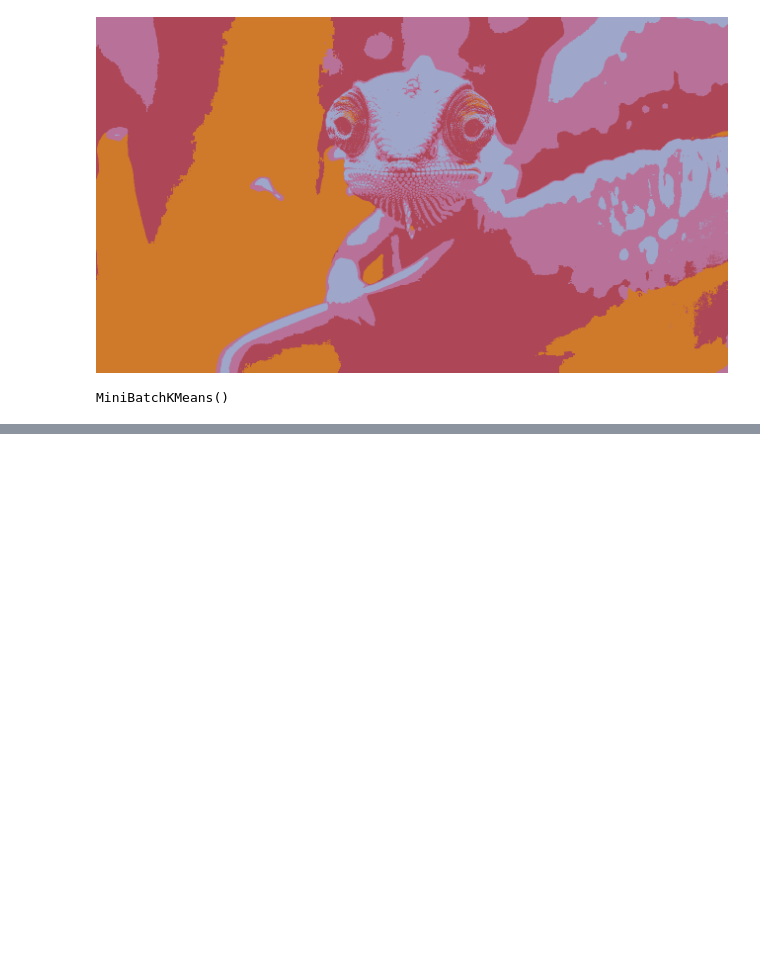
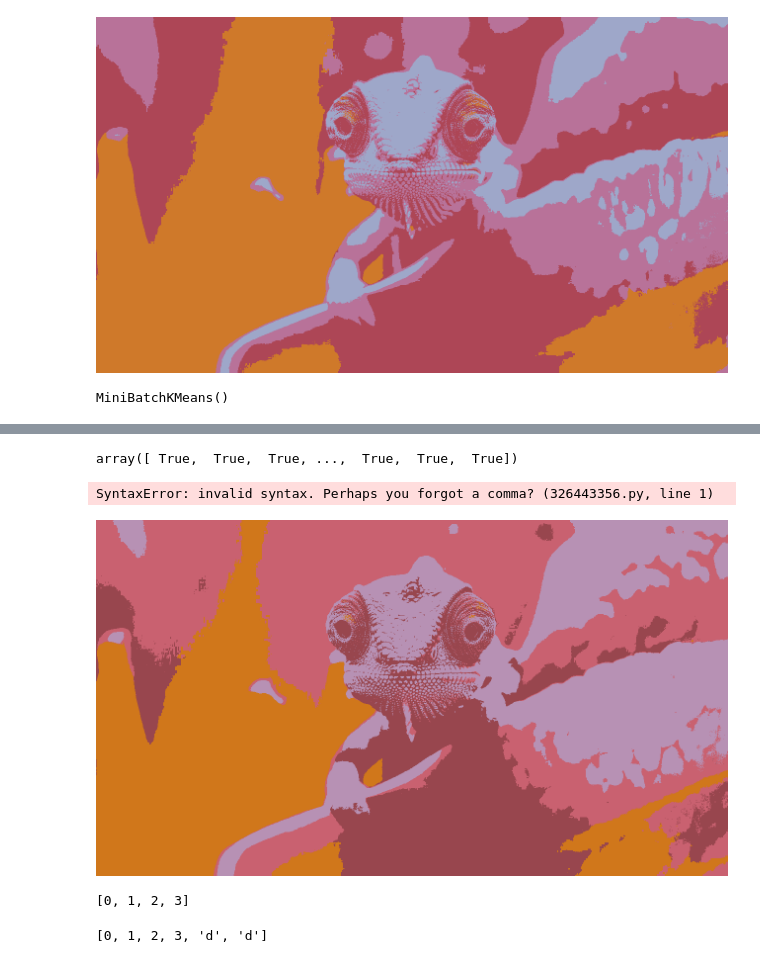
Before and after one commit to JakubGorgon/color_compression, a Jupyter notebook: notebooks/experiments3..ipynb, the cells around one changed output, grey strips where cells are left out. Saved outputs shown, nothing was run; the diff lists cells and outputs as text; code cells hidden in the pictures; blank space fills up the shorter version.

```diff
--- a/notebooks/experiments3..ipynb
+++ b/notebooks/experiments3..ipynb
@@ -66,0 +117,3 @@ array([[224.94855273, 160.06366984,  12.20359006],
+# %%
+labels = pd.DataFrame(np.argmax(u.T, axis=1))
+pd.concat([df, labels], axis=1, names=list(df.columns).append('labels')).head()
@@ -66,0 +127,26 @@ array([[224.94855273, 160.06366984,  12.20359006],
+# %%
+np.argmax(u.T, axis=1) == np.argmax(u, axis=0)
+# %% [output]
+array([ True,  True,  True, ...,  True,  True,  True])
+# %%
+cluster_centers, membership_matrix, _, _, _, iters, _ = fuzz.cmeans(data=img_flat.T,c=n m=fuzzifier, error=0.005,maxiter=max_iters)
+# %% [output]
+SyntaxError: invalid syntax. Perhaps you forgot a comma? (326443356.py, line 1)
+# %%
+compressed_img = cntr[labels]
+compressed_img = compressed_img.reshape(img_np.shape).astype(np.uint8)
+compressed_img_pil = Image.fromarray(compressed_img)
+# %%
+compressed_img_pil
+# %% [output]
+[figure, added]
+# %%
+lst = list(df.columns)
+lst
+# %% [output]
+[0, 1, 2, 3]
+# %%
+lst.append('d')
+lst
+# %% [output]
+[0, 1, 2, 3, 'd', 'd']
```
Also changed, not shown: parts of 11 cells of this notebook, 3 other files.
